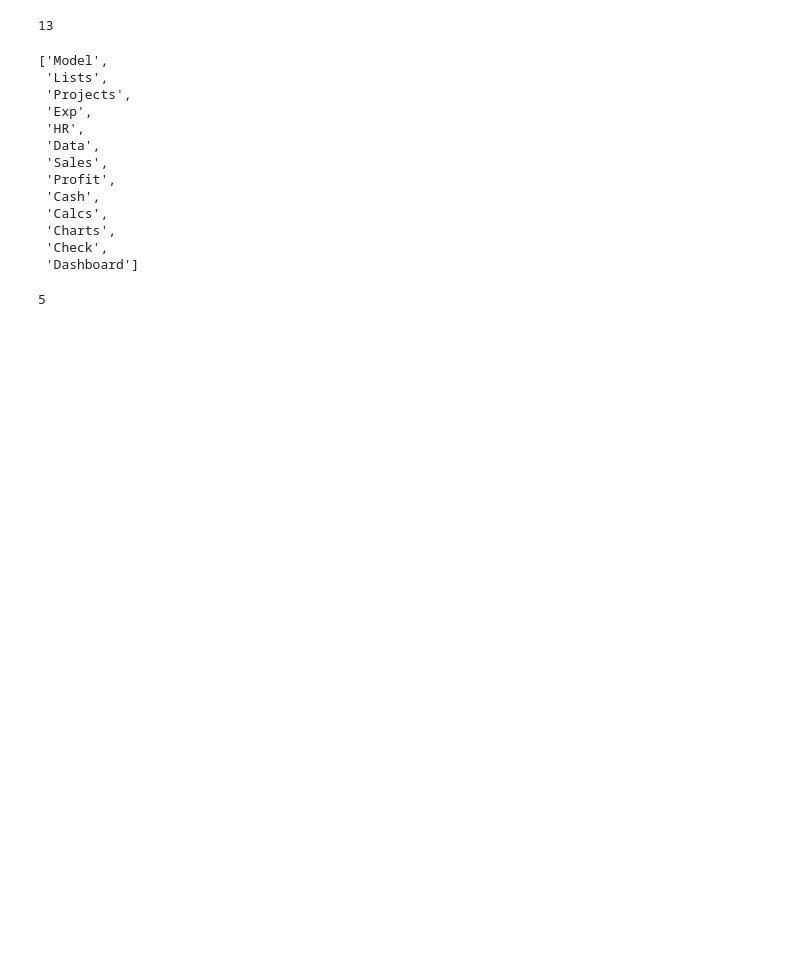
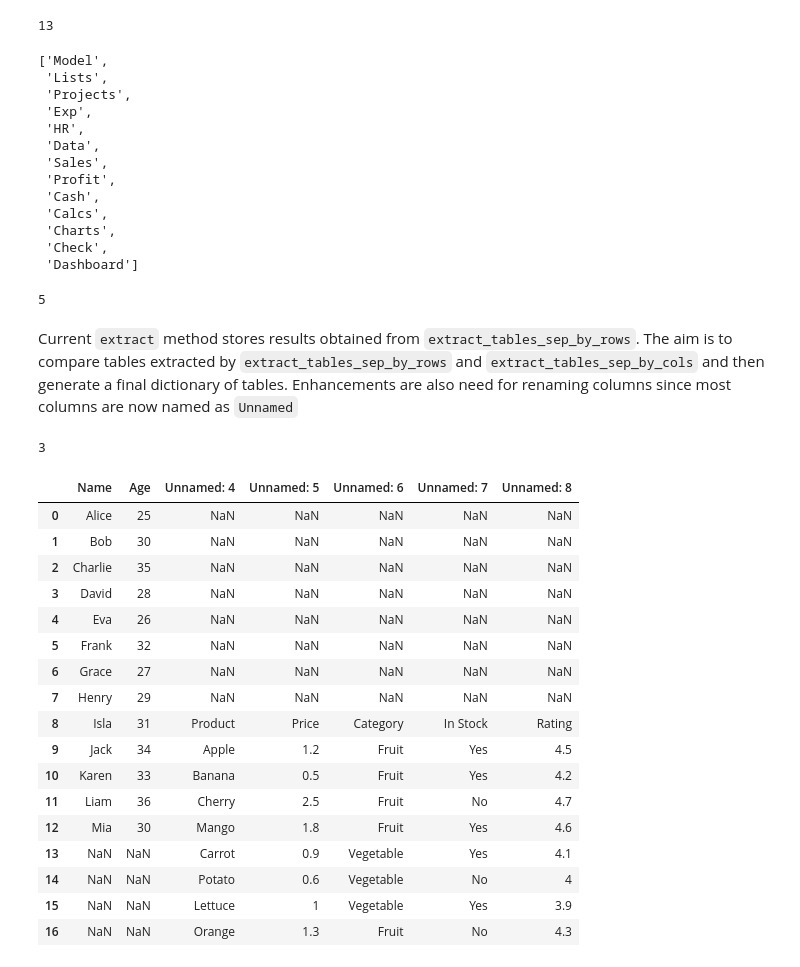
Before and after one commit to Krushi-Jethe/excel-lens, a Jupyter notebook: notebooks/005-kj-processor-enhancements.ipynb, the cells around one changed output. Cells and saved outputs as stored; diff of their text form; code cells hidden in the pictures; blank space fills up the shorter version.

```diff
--- a/notebooks/005-kj-processor-enhancements.ipynb
+++ b/notebooks/005-kj-processor-enhancements.ipynb
@@ -35,3 +37,5 @@ sheet_model = data["HR"]
 sheet_model.ntables
 # %% [output]
 5
+# %% [markdown]
+Current `extract` method stores results obtained from `extract_tables_sep_by_rows`. The aim is to compare tables extracted by `extract_tables_sep_by_rows` and `extract_tables_sep_by_cols` and then generate a final dictionary of tables. Enhancements are also need for renaming columns since most columns are now named as `Unnamed`
@@ -37,0 +44,25 @@ sheet_model.ntables
+# %%
+data["ScatteredTables"].ntables
+# %% [output]
+3
+# %%
+data["ScatteredTables"].tables["table_1"]
+# %% [output]
+|  | Name | Age | Unnamed: 4 | Unnamed: 5 | Unnamed: 6 | Unnamed: 7 | Unnamed: 8 |
+| 0 | Alice | 25 | NaN | NaN | NaN | NaN | NaN |
+| 1 | Bob | 30 | NaN | NaN | NaN | NaN | NaN |
+| 2 | Charlie | 35 | NaN | NaN | NaN | NaN | NaN |
+| 3 | David | 28 | NaN | NaN | NaN | NaN | NaN |
+| 4 | Eva | 26 | NaN | NaN | NaN | NaN | NaN |
+| 5 | Frank | 32 | NaN | NaN | NaN | NaN | NaN |
+| 6 | Grace | 27 | NaN | NaN | NaN | NaN | NaN |
+| 7 | Henry | 29 | NaN | NaN | NaN | NaN | NaN |
+| 8 | Isla | 31 | Product | Price | Category | In Stock | Rating |
+| 9 | Jack | 34 | Apple | 1.2 | Fruit | Yes | 4.5 |
+| 10 | Karen | 33 | Banana | 0.5 | Fruit | Yes | 4.2 |
+| 11 | Liam | 36 | Cherry | 2.5 | Fruit | No | 4.7 |
+| 12 | Mia | 30 | Mango | 1.8 | Fruit | Yes | 4.6 |
+| 13 | NaN | NaN | Carrot | 0.9 | Vegetable | Yes | 4.1 |
+| 14 | NaN | NaN | Potato | 0.6 | Vegetable | No | 4 |
+| 15 | NaN | NaN | Lettuce | 1 | Vegetable | Yes | 3.9 |
+| 16 | NaN | NaN | Orange | 1.3 | Fruit | No | 4.3 |
```
Also changed, not shown: parts of 9 cells of this notebook, 2 other files.
